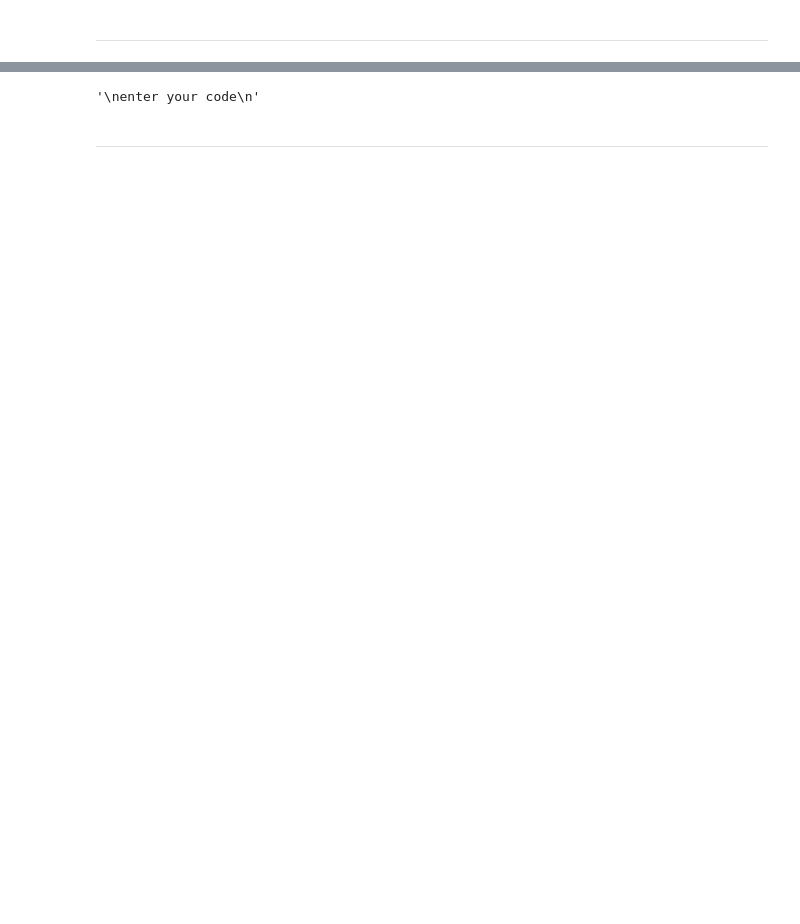
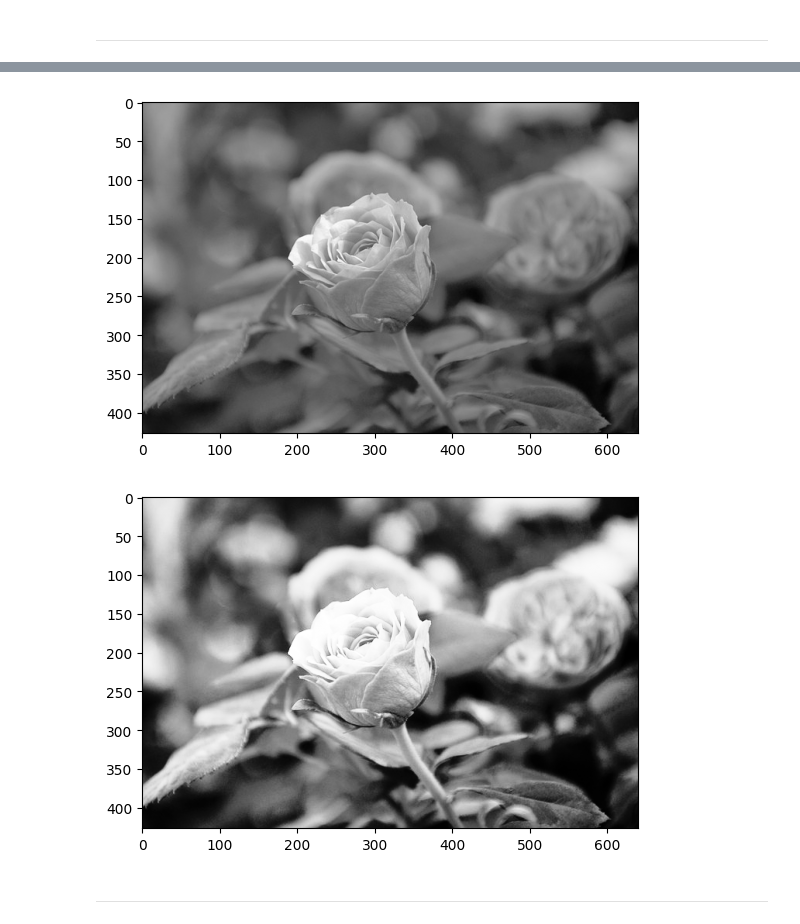
Before and after one commit to alvin33215/2025_DIP_exam, a Jupyter notebook: 2025_DIP_exam.ipynb, the cells around one changed output, grey strips where cells are left out. Cells and saved outputs as stored; diff of their text form; code cells hidden in the pictures; blank space fills up the shorter version.

```diff
--- a/2025_DIP_exam.ipynb
+++ b/2025_DIP_exam.ipynb
@@ -72,18 +76,21 @@ plt.show()
 # %%
 # read image
 img_a = cv2.imread("img/1.jpg",cv2.IMREAD_GRAYSCALE )
 
 '''
 enter your code
 '''
 
+img_b = cv2.equalizeHist(img_a)
+
 # show image
 plt.imshow(img_a, 'gray')
 plt.show()
 plt.imshow(img_b, 'gray')
 plt.show()
 # %% [output]
-'\nenter your code\n'
+[figure, added]
+[figure, added]
 # %% [markdown]
 ---
 # %% [markdown]
```
Also changed, not shown: parts of 4 cells of this notebook, 1 other file.
